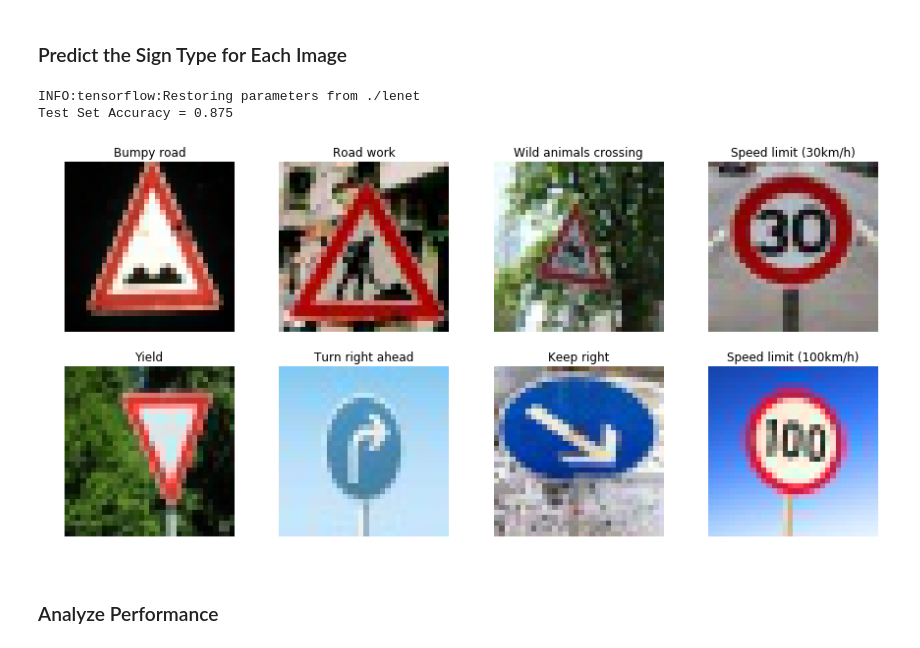
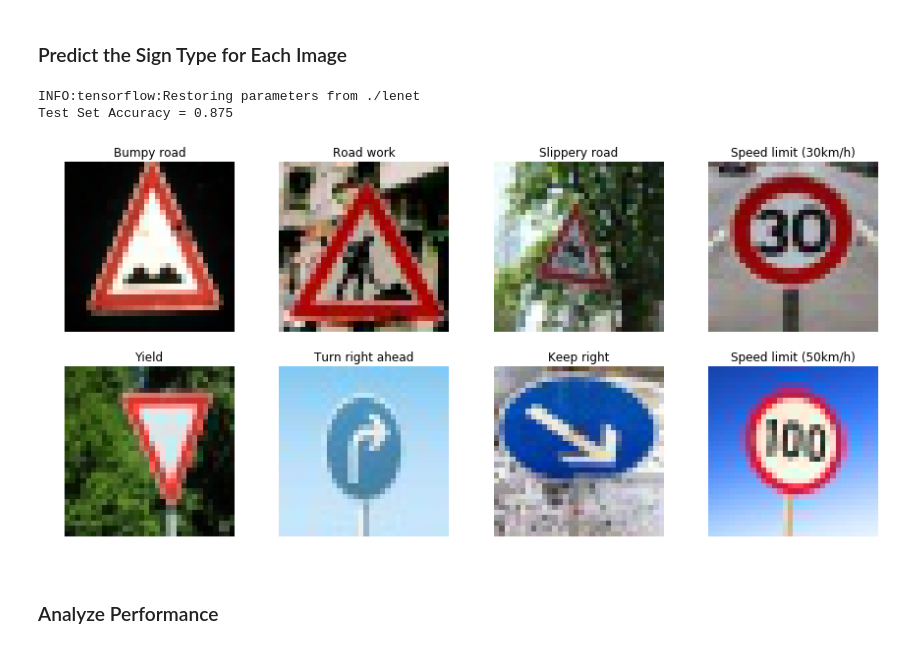
Before and after one commit to duvitech/CarND-Traffic-Sign-Classifier-Project, a Jupyter notebook: Traffic_Sign_Classifier.ipynb, the cells around one changed output. Saved outputs shown, nothing was run; the diff lists cells and outputs as text; code cells hidden in the pictures.

```diff
--- a/Traffic_Sign_Classifier.ipynb
+++ b/Traffic_Sign_Classifier.ipynb
@@ -530,8 +530,8 @@ X_validation size: 9296
 import tensorflow as tf
 from tensorflow.contrib.layers import flatten
 
-EPOCHS = 50
-BATCH_SIZE = 120
+EPOCHS = 25
+BATCH_SIZE = 128
 
 ### Define your architecture here.
 ### Feel free to use as many code cells as needed.
@@ -654,7 +712,8 @@ keep_prob = tf.placeholder(tf.float32) # probability to keep units
 one_hot_y = tf.one_hot(y, 43)
 
 # Training Pipeline
-logits = LeNet(x)
+logits = LeNet_Mod(x, keep_prob)
+# logits = LeNet(x)
 # logits = LeNet_orig(x)
 cross_entropy = tf.nn.softmax_cross_entropy_with_logits(logits=logits, labels=one_hot_y)
 loss_operation = tf.reduce_mean(cross_entropy)
@@ -802,34 +861,34 @@ Normalized Images
 # %%
 ### Run the predictions here and use the model to output the prediction for each image.
 ### Make sure to pre-process the images with the same pre-processing pipeline used earlier.
 ### Feel free to use as many code cells as needed.
 
 signs=[]
 test_labels = [22, 25, 23, 1, 13, 33, 38, 7]
 with open('signnames.csv', 'rt') as csvfile:
     reader = csv.DictReader(csvfile, delimiter=',')
     for row in reader:
         signs.append((row['SignName']))
 
 with tf.Session() as sess:
     sess.run(tf.global_variables_initializer())
     saver_run = tf.train.import_meta_graph('./lenet.meta')
     saver_run.restore(sess, "./lenet")
-    signs_classes = sess.run(tf.argmax(logits, 1), feed_dict={x: test_images_normalized})
+    signs_classes = sess.run(tf.argmax(logits, 1), feed_dict={x: test_images_normalized,keep_prob: 1.0})
     my_accuracy = evaluate(test_images_normalized, test_labels)
     print("Test Set Accuracy = {:.3f}".format(my_accuracy))
 
 plt.figure(figsize=(15, 7))
 for i in range(len(test_images)):
     plt.subplot(2, len(test_images)/2, i+1)
     plt.imshow(test_images[i])
     plt.title(signs[signs_classes[i]])
     plt.axis('off')
 plt.show()
 # %% [output]
 INFO:tensorflow:Restoring parameters from ./lenet
 Test Set Accuracy = 0.875
-[figure, old version]
+[figure, new version]
 # %% [markdown]
 ### Analyze Performance
 # %%
```
Also changed, not shown: parts of 9 cells of this notebook, 4 other files.
